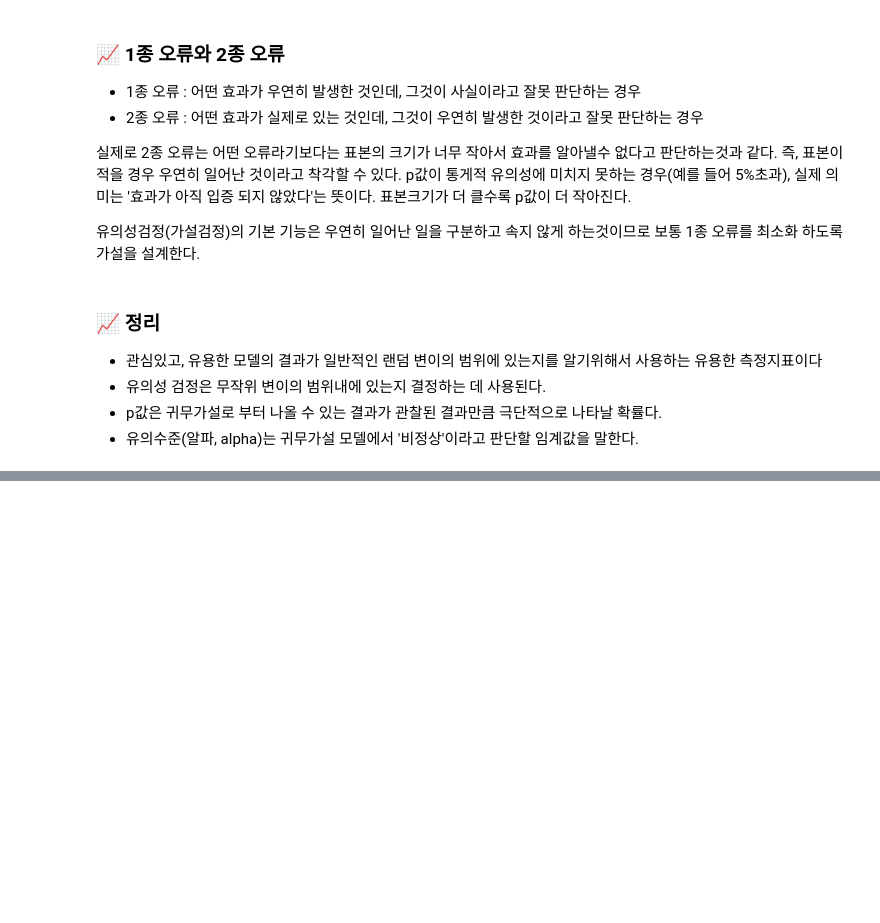
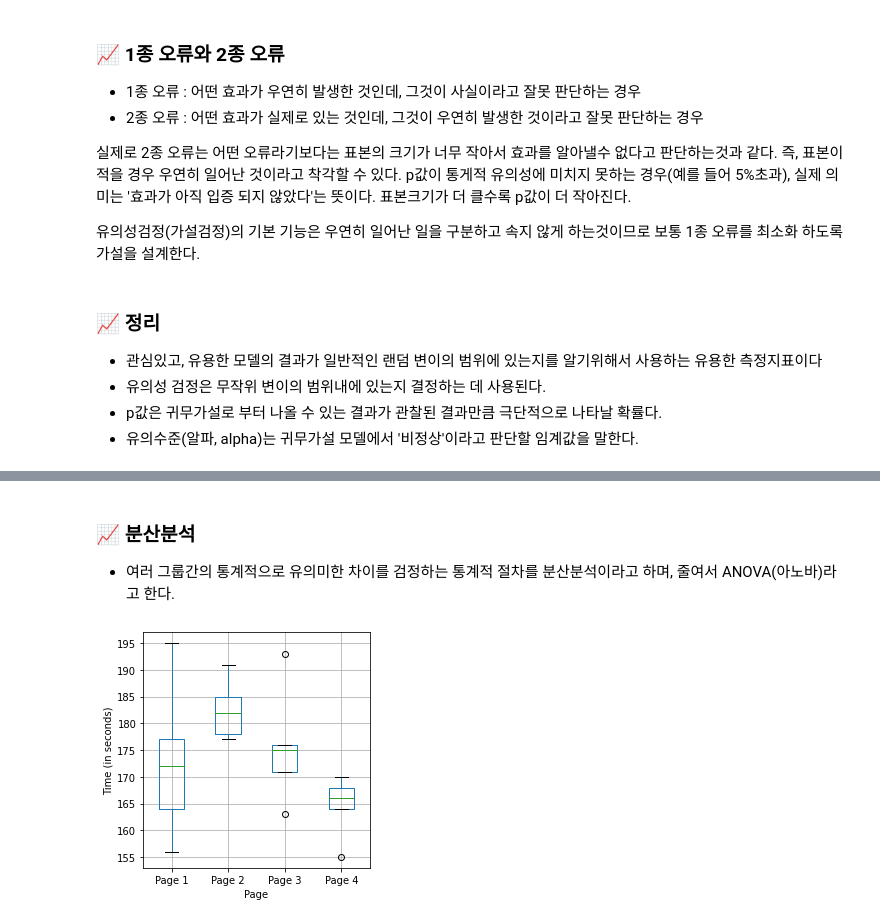
Before and after one commit to ljs7463/Basic_statistic, a Jupyter notebook: 임정석/Statistics_Basic_(1).ipynb, the cells around one changed output, grey strips where cells are left out. Saved outputs shown, nothing was run; the diff lists cells and outputs as text; code cells hidden in the pictures; blank space fills up the shorter version.

```diff
--- a/임정석/Statistics_Basic_(1).ipynb
+++ b/임정석/Statistics_Basic_(1).ipynb
@@ -1436,0 +1424,20 @@ TypeError: ignored
+# %% [markdown]
+### 📈 분산분석
+- 여러 그룹간의 통계적으로 유의미한 차이를 검정하는 통계적 절차를 분산분석이라고 하며, 줄여서 ANOVA(아노바)라고 한다.
+# %%
+import pandas as pd
+import matplotlib.pyplot as plt
+
+
+four_sessions = pd.read_csv('/content/four_sessions.csv')
+ax = four_sessions.boxplot(by='Page', column='Time',
+                           figsize=(4, 4))
+ax.set_xlabel('Page')
+ax.set_ylabel('Time (in seconds)')
+plt.suptitle('')
+plt.title('')
+
+plt.tight_layout()
+plt.show()
+# %% [output]
+[figure, added]
```
Also changed, not shown: parts of 38 cells of this notebook.
